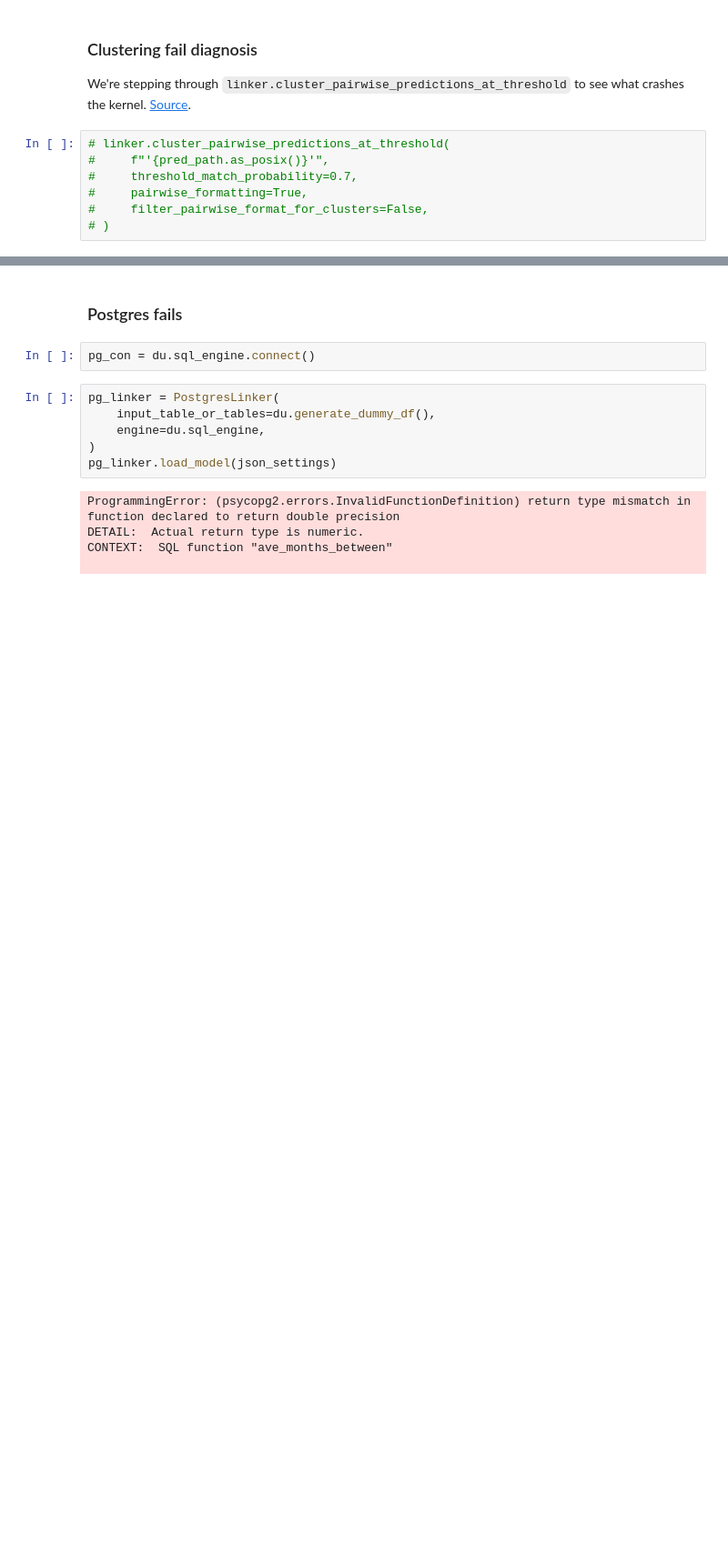
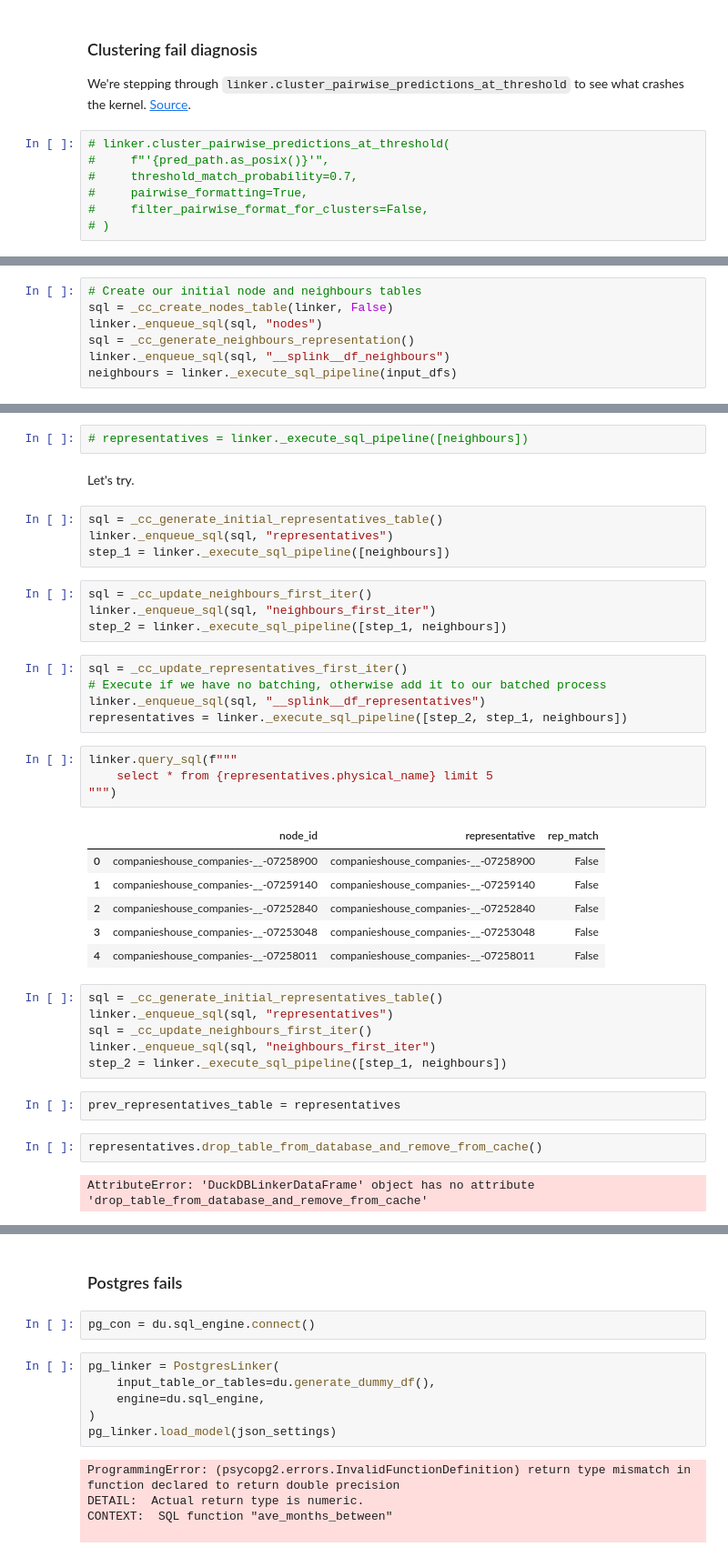
Before and after one commit to will-langdale/matchbox, a Jupyter notebook: notebooks/WL_splink-iterpred.ipynb, the cells around one changed output, grey strips where cells are left out. Shown at 91% size. Saved outputs shown, nothing was run; the diff lists cells and outputs as text; blank space fills up the shorter version.

```diff
--- a/notebooks/WL_splink-iterpred.ipynb
+++ b/notebooks/WL_splink-iterpred.ipynb
@@ -185,0 +249,7 @@ edges_table = _cc_create_unique_id_cols(
+# %%
+# Create our initial node and neighbours tables
+sql = _cc_create_nodes_table(linker, False)
+linker._enqueue_sql(sql, "nodes")
+sql = _cc_generate_neighbours_representation()
+linker._enqueue_sql(sql, "__splink__df_neighbours")
+neighbours = linker._execute_sql_pipeline(input_dfs)
@@ -185,0 +267,40 @@ edges_table = _cc_create_unique_id_cols(
+# %%
+# representatives = linker._execute_sql_pipeline([neighbours])
+# %% [markdown]
+Let's try.
+# %%
+sql = _cc_generate_initial_representatives_table()
+linker._enqueue_sql(sql, "representatives")
+step_1 = linker._execute_sql_pipeline([neighbours])
+# %%
+sql = _cc_update_neighbours_first_iter()
+linker._enqueue_sql(sql, "neighbours_first_iter")
+step_2 = linker._execute_sql_pipeline([step_1, neighbours])
+# %%
+sql = _cc_update_representatives_first_iter()
+# Execute if we have no batching, otherwise add it to our batched process
+linker._enqueue_sql(sql, "__splink__df_representatives")
+representatives = linker._execute_sql_pipeline([step_2, step_1, neighbours])
+# %%
+linker.query_sql(f"""
+    select * from {representatives.physical_name} limit 5
+""")
+# %% [output]
+|  | node_id | representative | rep_match |
+| 0 | companieshouse_companies-__-07258900 | companieshouse_companies-__-07258900 | False |
+| 1 | companieshouse_companies-__-07259140 | companieshouse_companies-__-07259140 | False |
+| 2 | companieshouse_companies-__-07252840 | companieshouse_companies-__-07252840 | False |
+| 3 | companieshouse_companies-__-07253048 | companieshouse_companies-__-07253048 | False |
+| 4 | companieshouse_companies-__-07258011 | companieshouse_companies-__-07258011 | False |
+# %%
+sql = _cc_generate_initial_representatives_table()
+linker._enqueue_sql(sql, "representatives")
+sql = _cc_update_neighbours_first_iter()
+linker._enqueue_sql(sql, "neighbours_first_iter")
+step_2 = linker._execute_sql_pipeline([step_1, neighbours])
+# %%
+prev_representatives_table = representatives
+# %%
+representatives.drop_table_from_database_and_remove_from_cache()
+# %% [output]
+AttributeError: 'DuckDBLinkerDataFrame' object has no attribute 'drop_table_from_database_and_remove_from_cache'
```
Also changed, not shown: parts of 23 cells of this notebook, 1 other file.
